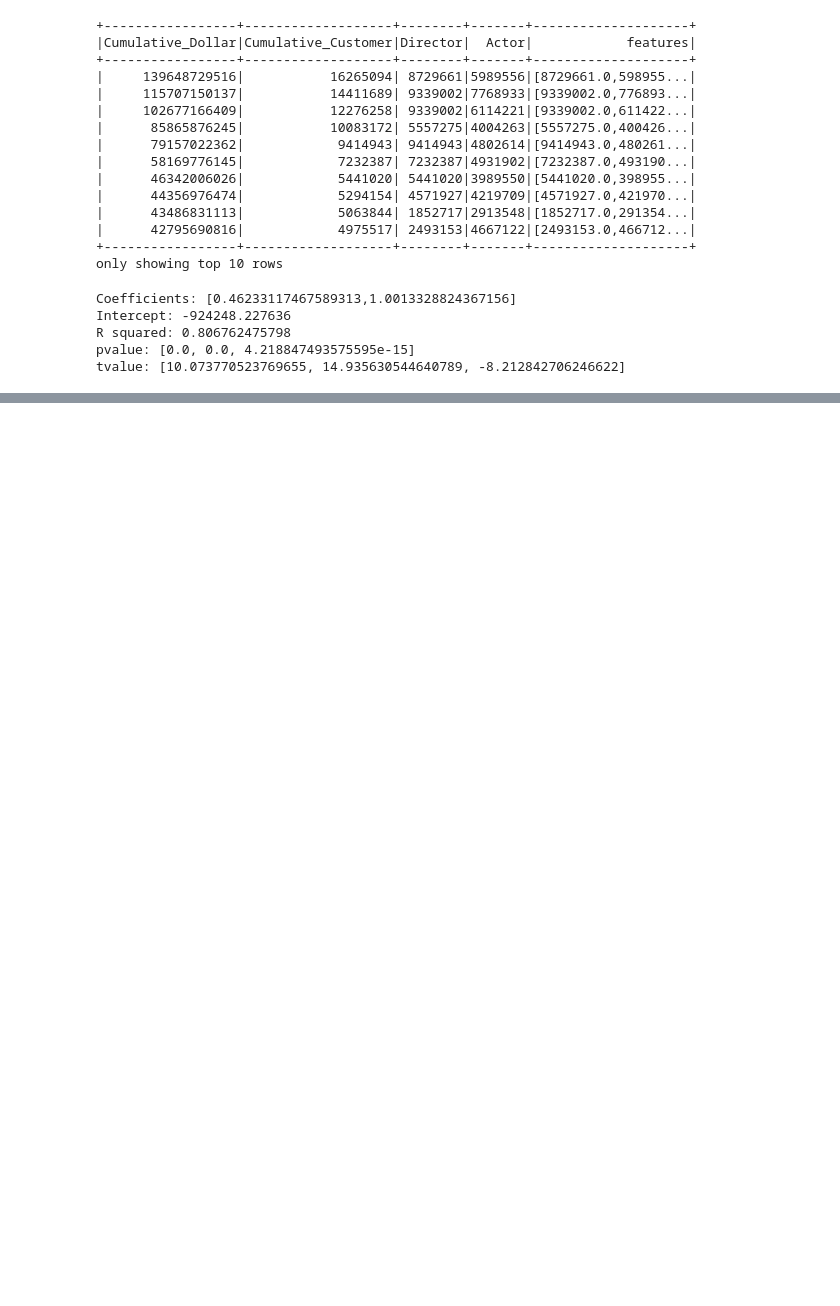
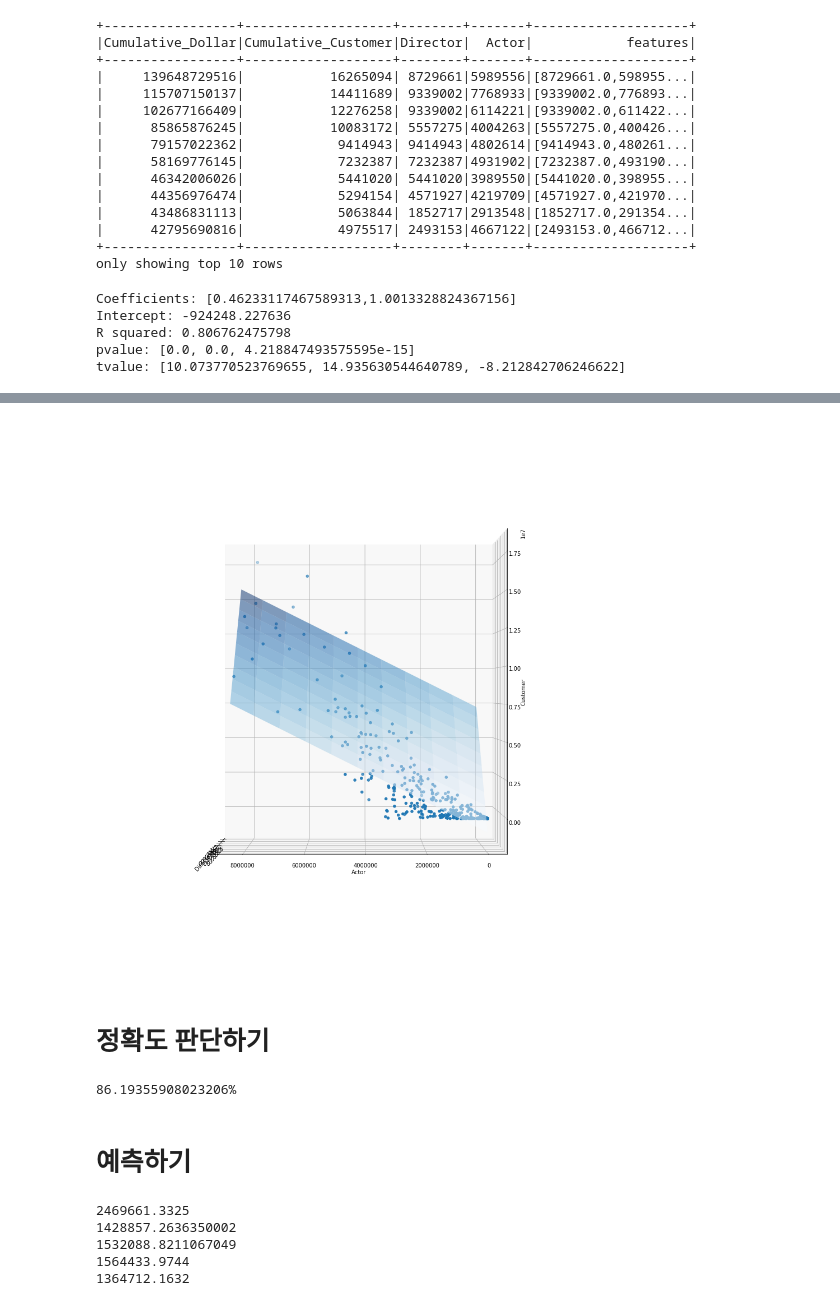
Before and after one commit to RATIONAL331/201511084_BigData, a Jupyter notebook: BigDataProgramming_Movie_201511084.ipynb, the cells around one changed output, grey strips where cells are left out. Drawn from its saved outputs; the diff is of its cells as text; code cells hidden in the pictures; blank space fills up the shorter version.

```diff
--- a/BigDataProgramming_Movie_201511084.ipynb
+++ b/BigDataProgramming_Movie_201511084.ipynb
@@ -282,0 +312,27 @@ plt.show()
+# %%
+import matplotlib.pyplot as plt
+from mpl_toolkits.mplot3d import Axes3D
+from matplotlib import cm
+import numpy as np
+
+fig = plt.figure(figsize=(16, 18))
+ax = fig.gca(projection='3d')
+
+X = moviePandas.Director.to_list()
+Y = moviePandas.Actor.to_list()
+Z = moviePandas.Cumulative_Customer.to_list()
+
+ax.scatter3D(X, Y, Z)
+ax.plot_surface(a,b,y.values.reshape(a.shape), rstride=10, cstride=10, cmap=cm.Blues, alpha = 0.5)
+
+ax.set_xlabel('Director')
+ax.set_ylabel('Actor')
+ax.set_zlabel('Customer')
+
+ax.view_init(0, 180)
+
+plt.show()
+# %% [output]
+[figure, added]
+# %% [markdown]
+# 정확도 판단하기
@@ -282,0 +351,51 @@ plt.show()
+# %%
+regression = linear_model.LinearRegression()
+regression.fit(xtrain, ytrain)
+
+accuracy = regression.score(xtest,ytest)
+print str(accuracy*100) +'%'
+# %% [output]
+86.19355908023206%
+# %% [markdown]
+# 예측하기
+# %%
+def calculate(director, actors):
+    ret = 0
+    if director not in directorOfMeanValue:
+        ret += 0.4623 * moviePandas.Director.mean()
+    else:
+        ret += 0.4623 * directorOfMeanValue[director]
+
+    tmp = 0
+    for actor in actors:
+        if actor not in actorOfMeanValue:
+            tmp += moviePandas.Actor.mean()
+        else:
+            tmp += actorOfMeanValue[actor]
+    tmp /= 5
+    ret += 1.0013 * tmp
+    ret -= 924200
+    return ret
+
+
+
+# 가장 보통의 연애
+print calculate(u'김한결', [u'김래원', u'공효진', u'강기영', u'정웅인', u'장소연'])
+
+# 나를 찾아줘
+print calculate(u'김승우', [u'이영애', u'유재명', u'박해준', u'이원근', u'허동원'])
+
+# 신의 한 수: 귀수편
+print calculate(u'리건', [u'권상우', u'김희원', u'김성균', u'허성태', u'우도환'])
+
+# 블랙머니
+print calculate(u'정지영', [u'조진웅', u'이하늬', u'이경영', u'강신일', u'최덕문'])
+
+# 82년생 김지영
+print calculate(u'김도영', [u'정유미', u'공유', u'김미경', u'공민정', u'박성연'])
+# %% [output]
+2469661.3325
+1428857.2636350002
+1532088.8211067049
+1564433.9744
+1364712.1632
```
Also changed, not shown: parts of 18 cells of this notebook.
